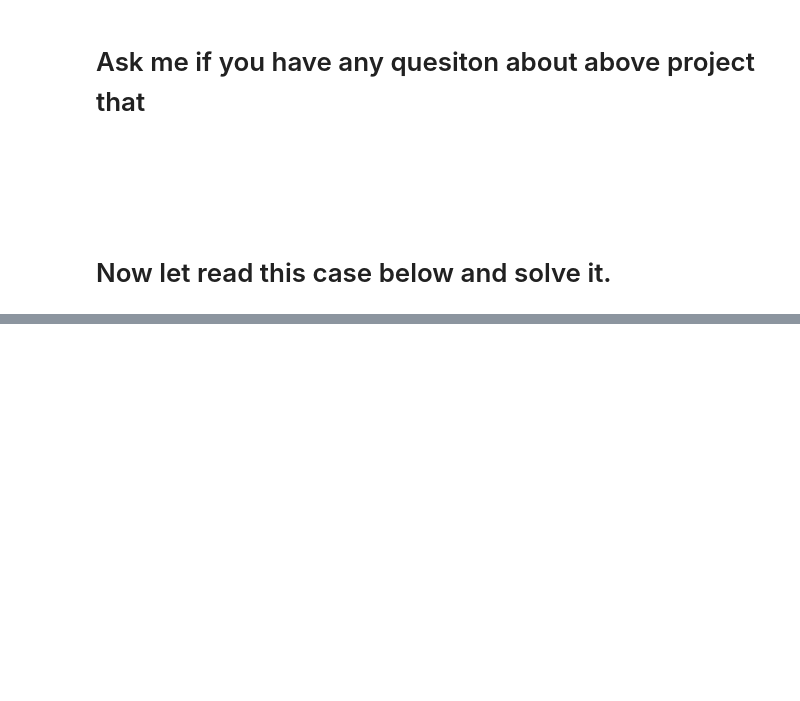
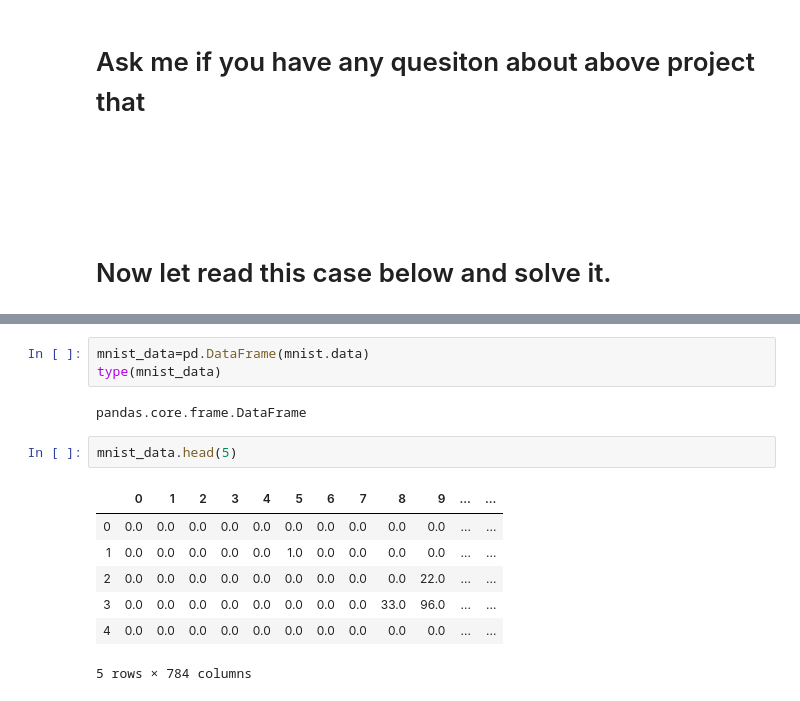
Before and after one commit to MamunTech/Artificial-Intelligence-kick-Start-Workshop, a Jupyter notebook: Artificial Intelligence kick-Start Workshop.ipynb, the cells around one changed output, grey strips where cells are left out. Cells and saved outputs as stored; diff of their text form; blank space fills up the shorter version.

```diff
--- a/Artificial Intelligence kick-Start Workshop.ipynb
+++ b/Artificial Intelligence kick-Start Workshop.ipynb
@@ -208,0 +384,15 @@ IFrame(filepath, width=1000, height=1000)
+# %%
+mnist_data=pd.DataFrame(mnist.data)
+type(mnist_data)
+# %% [output]
+pandas.core.frame.DataFrame
+# %%
+mnist_data.head(5)
+# %% [output]
+|  | 0 | 1 | 2 | 3 | 4 | 5 | 6 | 7 | 8 | 9 | ... | ... |
+| 0 | 0.0 | 0.0 | 0.0 | 0.0 | 0.0 | 0.0 | 0.0 | 0.0 | 0.0 | 0.0 | ... | ... |
+| 1 | 0.0 | 0.0 | 0.0 | 0.0 | 0.0 | 1.0 | 0.0 | 0.0 | 0.0 | 0.0 | ... | ... |
+| 2 | 0.0 | 0.0 | 0.0 | 0.0 | 0.0 | 0.0 | 0.0 | 0.0 | 0.0 | 22.0 | ... | ... |
+| 3 | 0.0 | 0.0 | 0.0 | 0.0 | 0.0 | 0.0 | 0.0 | 0.0 | 33.0 | 96.0 | ... | ... |
+| 4 | 0.0 | 0.0 | 0.0 | 0.0 | 0.0 | 0.0 | 0.0 | 0.0 | 0.0 | 0.0 | ... | ... |
+5 rows × 784 columns
```
Also changed, not shown: parts of 56 cells of this notebook, 14 other files.
